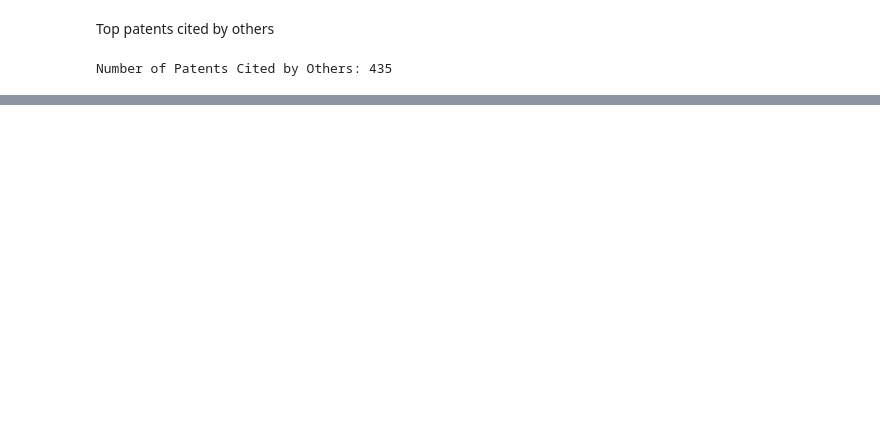
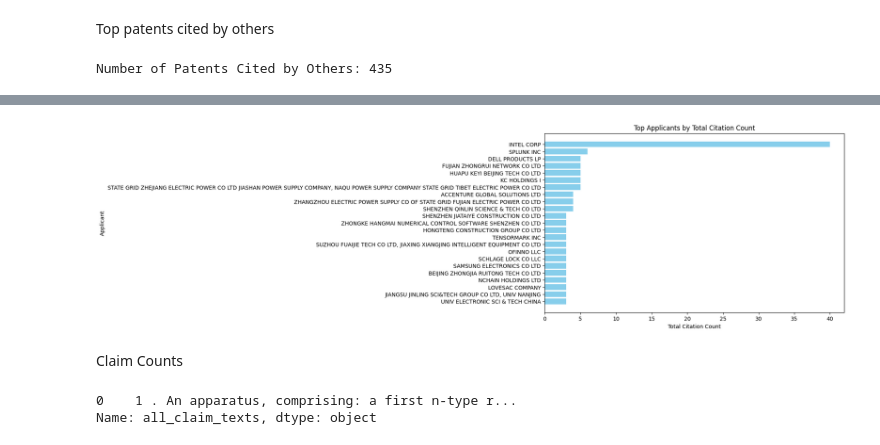
Before and after one commit to justinqj/iLab, a Jupyter notebook: ilab2.ipynb, the cells around one changed output, grey strips where cells are left out. Cells and saved outputs as stored; diff of their text form; code cells hidden in the pictures; blank space fills up the shorter version.

```diff
--- a/ilab2.ipynb
+++ b/ilab2.ipynb
@@ -362,0 +544,23 @@ plt.show()
+# %%
+# Sort the DataFrame by 'Total Citation Count' in ascending order
+applicants_with_total_count = applicants_with_total_count.sort_values(by='Total Citation Count', ascending=True)
+
+# Create a bar chart
+plt.figure(figsize=(10, 6))
+plt.barh(applicants_with_total_count['Applicant'], applicants_with_total_count['Total Citation Count'], color='skyblue')
+plt.xlabel('Total Citation Count')
+plt.ylabel('Applicant')
+plt.title('Top Applicants by Total Citation Count')
+
+# Display the chart
+plt.tight_layout()
+plt.show()
+# %% [output]
+[figure, added]
+# %% [markdown]
+Claim Counts
+# %%
+df['all_claim_texts'].head(1)
+# %% [output]
+0    1 . An apparatus, comprising: a first n-type r...
+Name: all_claim_texts, dtype: object
```
Also changed, not shown: parts of 29 cells of this notebook.
